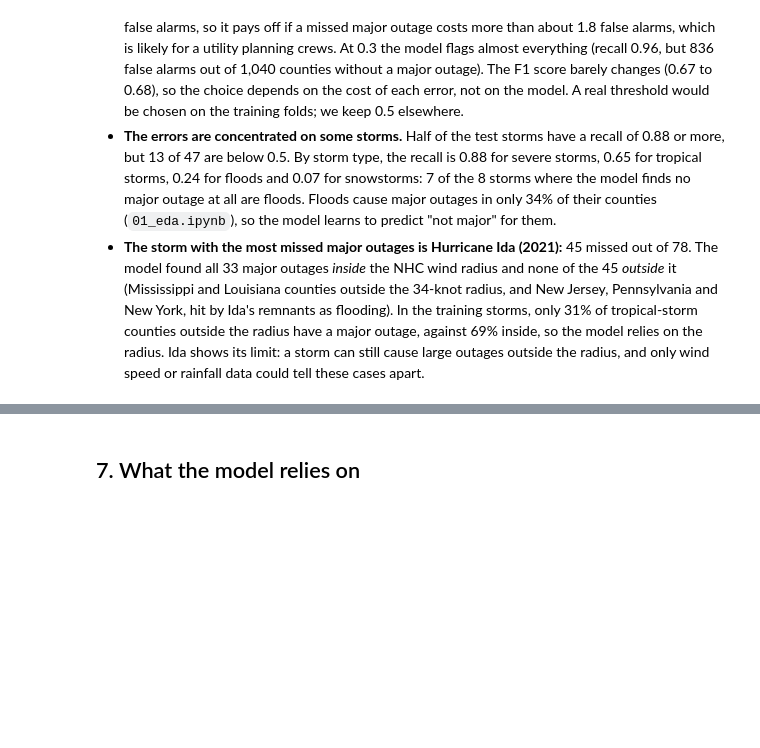
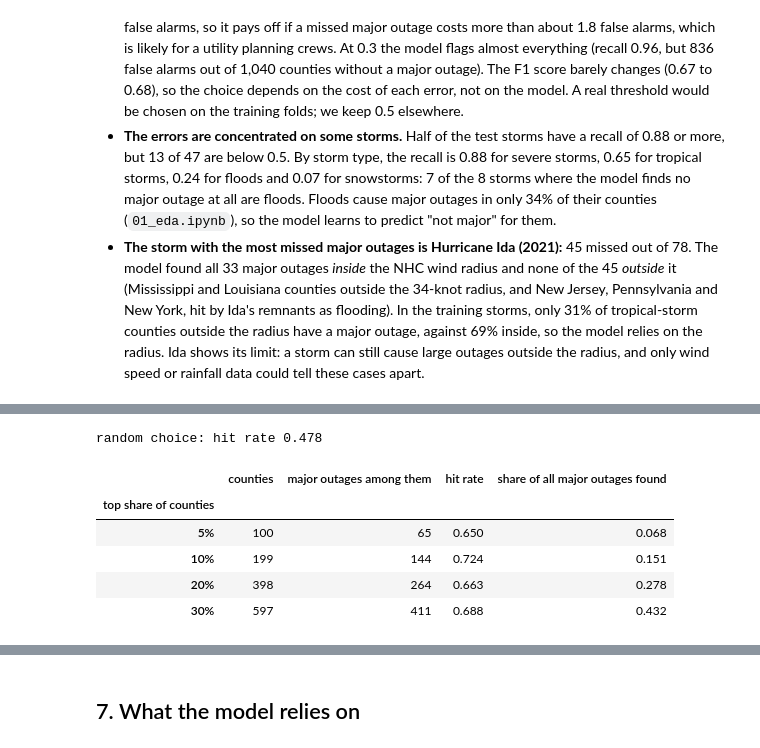
Before and after one commit to criptore/Lights-Out, a Jupyter notebook: notebooks/02_classifier.ipynb, the cells around one changed output, grey strips where cells are left out. Saved outputs shown, nothing was run; the diff lists cells and outputs as text; code cells hidden in the pictures; blank space fills up the shorter version.

```diff
--- a/notebooks/02_classifier.ipynb
+++ b/notebooks/02_classifier.ipynb
@@ -478,0 +511,19 @@ plt.show()
+# %%
+order = np.argsort(-proba)
+rows = []
+for frac in [0.05, 0.10, 0.20, 0.30]:
+    k = int(round(frac * len(order)))
+    top = y_test[order[:k]]
+    rows.append({'top share of counties': f'{frac:.0%}', 'counties': k, 'major outages among them': int(top.sum()),
+                 'hit rate': top.mean(), 'share of all major outages found': top.sum() / y_test.sum()})
+top_k = pd.DataFrame(rows).set_index('top share of counties')
+print(f'random choice: hit rate {y_test.mean():.3f}')
+top_k.round(3)
+# %% [output]
+random choice: hit rate 0.478
+|  | counties | major outages among them | hit rate | share of all major outages found |
+| top share of counties |  |  |  |  |
+| 5% | 100 | 65 | 0.650 | 0.068 |
+| 10% | 199 | 144 | 0.724 | 0.151 |
+| 20% | 398 | 264 | 0.663 | 0.278 |
+| 30% | 597 | 411 | 0.688 | 0.432 |
```
Also changed, not shown: parts of 9 cells of this notebook, 24 other files.
